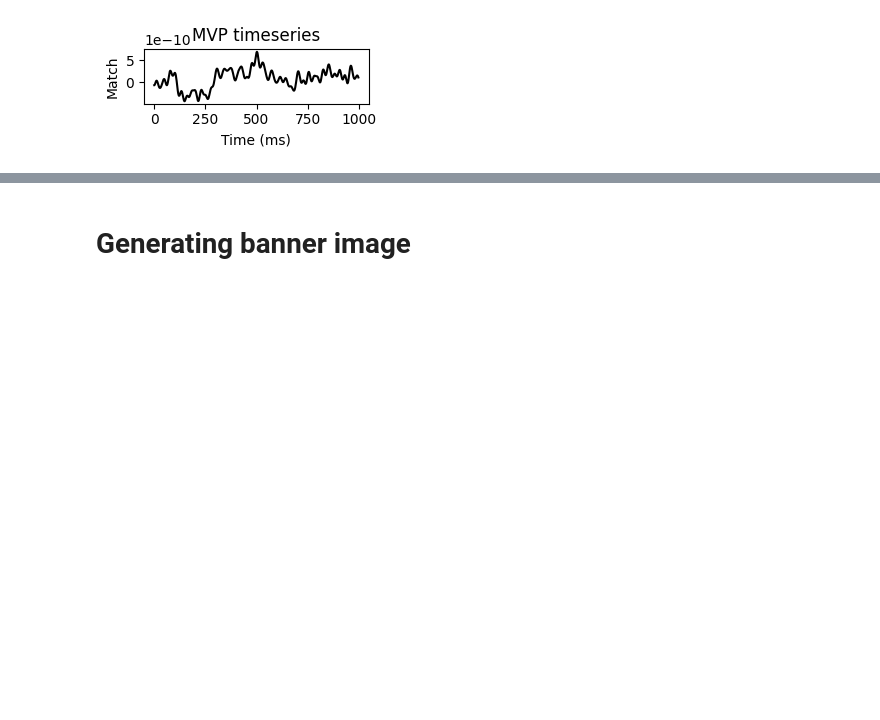
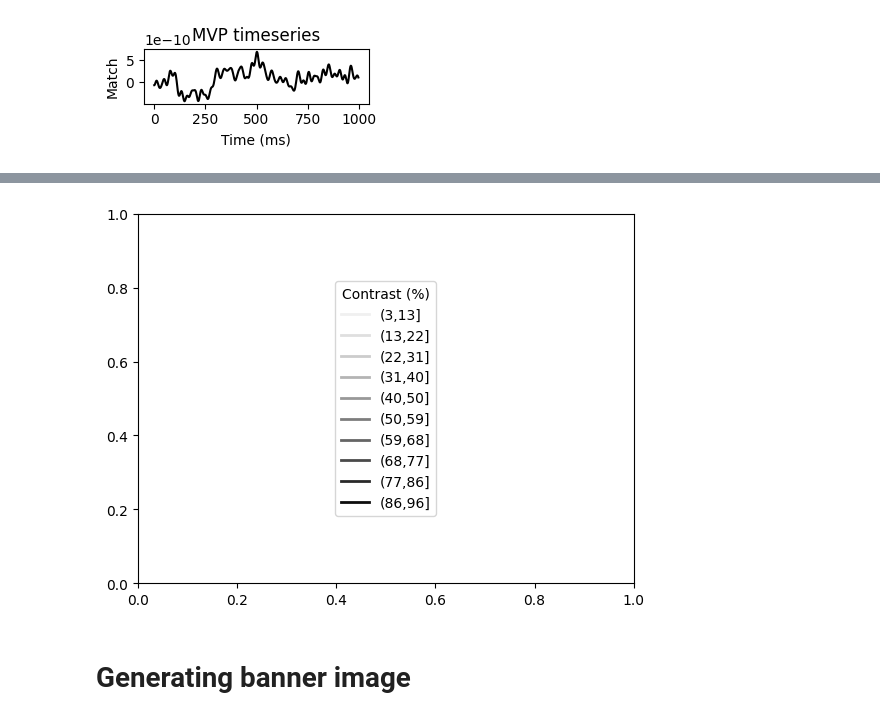
Before and after one commit to GWeindel/decision-times, a Jupyter notebook: 2-ERP_analyses.ipynb, the cells around one changed output, grey strips where cells are left out. Saved outputs shown, nothing was run; the diff lists cells and outputs as text; code cells hidden in the pictures; blank space fills up the shorter version.

```diff
--- a/2-ERP_analyses.ipynb
+++ b/2-ERP_analyses.ipynb
@@ -321,3 +261,14 @@ Found 0 clusters
+# %%
+legend_elements = []
+for j, cont in enumerate(list(zip(contrasts, np.roll(contrasts, -1)))[:-1]):
+    legend_elements.append(Line2D([0], [0], color=color_cont_greys[cont[1]], lw=2, label="(%s,%s]"%(int(np.round(cont[0])),int(np.round(cont[1])))))
+# Create the figure
+fig, ax = plt.subplots()
+ax.legend(handles=legend_elements, loc='center', title='Contrast (%)')
+plt.savefig('plots/ERPs_legend_%s.png'%sfreq,dpi=300,transparent=True,bbox_inches='tight')
+plt.show()
+# %% [output]
+[figure, added]
 # %% [markdown]
 # Generating banner image
 # %%
```
Also changed, not shown: parts of 13 cells of this notebook, 2 other files.
